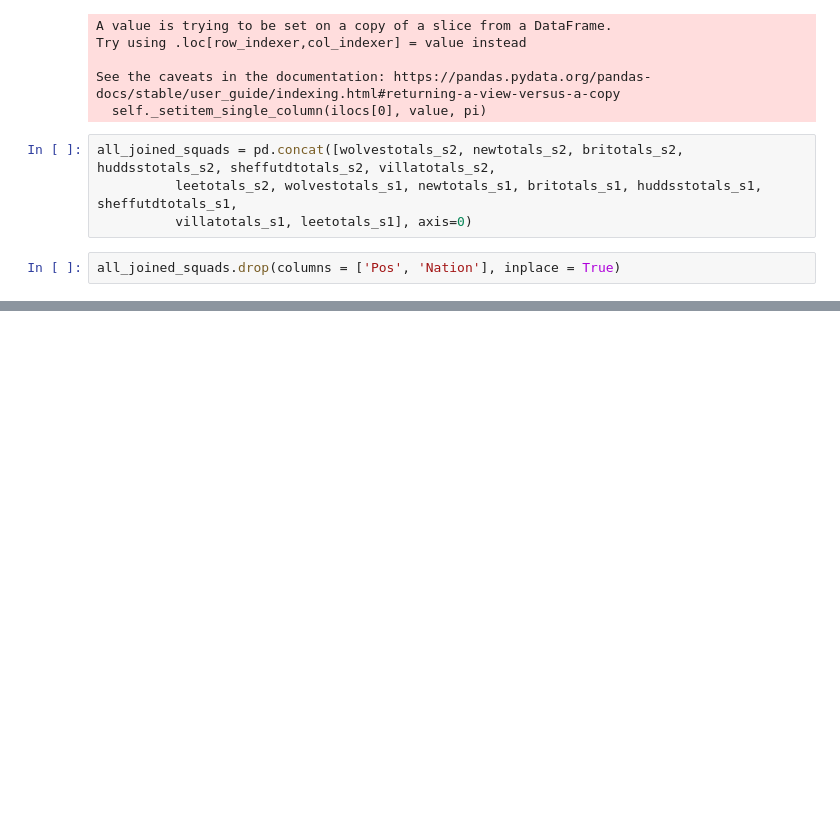
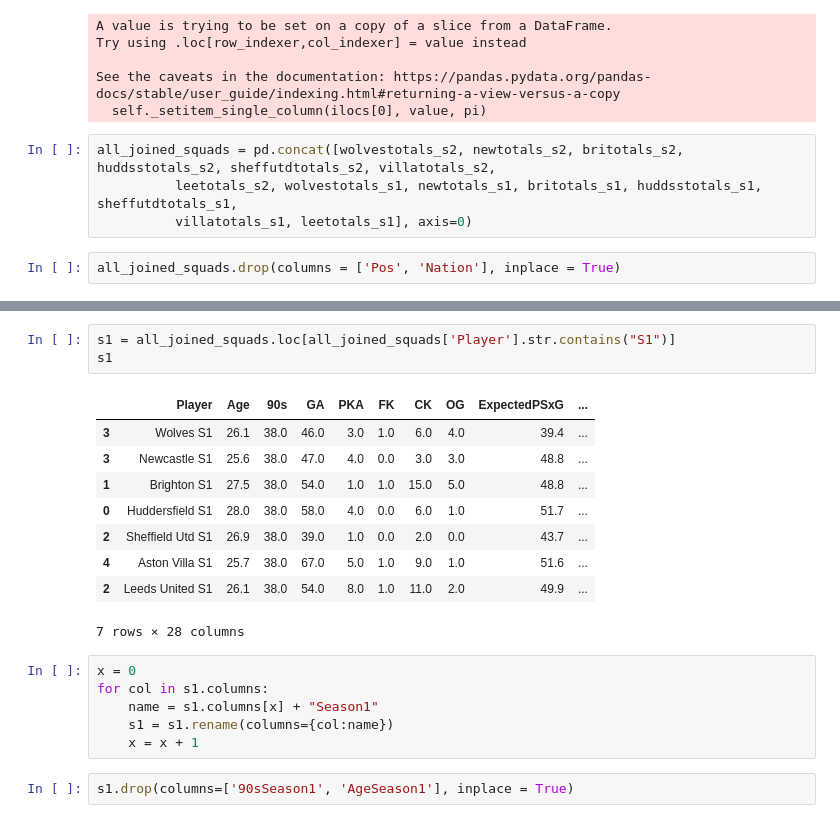
Before and after one commit to kiansweeney11/xg-data-analysis, a Jupyter notebook: filtering.ipynb, the cells around one changed output, grey strips where cells are left out. Cells and saved outputs as stored; diff of their text form; blank space fills up the shorter version.

```diff
--- a/filtering.ipynb
+++ b/filtering.ipynb
@@ -86,0 +106,21 @@ all_joined_squads.drop(columns = ['Pos', 'Nation'], inplace = True)
+# %%
+s1 = all_joined_squads.loc[all_joined_squads['Player'].str.contains("S1")]
+s1
+# %% [output]
+|  | Player | Age | 90s | GA | PKA | FK | CK | OG | ExpectedPSxG | ... |
+| 3 | Wolves S1 | 26.1 | 38.0 | 46.0 | 3.0 | 1.0 | 6.0 | 4.0 | 39.4 | ... |
+| 3 | Newcastle S1 | 25.6 | 38.0 | 47.0 | 4.0 | 0.0 | 3.0 | 3.0 | 48.8 | ... |
+| 1 | Brighton S1 | 27.5 | 38.0 | 54.0 | 1.0 | 1.0 | 15.0 | 5.0 | 48.8 | ... |
+| 0 | Huddersfield S1 | 28.0 | 38.0 | 58.0 | 4.0 | 0.0 | 6.0 | 1.0 | 51.7 | ... |
+| 2 | Sheffield Utd S1 | 26.9 | 38.0 | 39.0 | 1.0 | 0.0 | 2.0 | 0.0 | 43.7 | ... |
+| 4 | Aston Villa S1 | 25.7 | 38.0 | 67.0 | 5.0 | 1.0 | 9.0 | 1.0 | 51.6 | ... |
+| 2 | Leeds United S1 | 26.1 | 38.0 | 54.0 | 8.0 | 1.0 | 11.0 | 2.0 | 49.9 | ... |
+7 rows × 28 columns
+# %%
+x = 0
+for col in s1.columns:
+    name = s1.columns[x] + "Season1"
+    s1 = s1.rename(columns={col:name})
+    x = x + 1
+# %%
+s1.drop(columns=['90sSeason1', 'AgeSeason1'], inplace = True)
```
Also changed, not shown: parts of 9 cells of this notebook, 2 other files.
